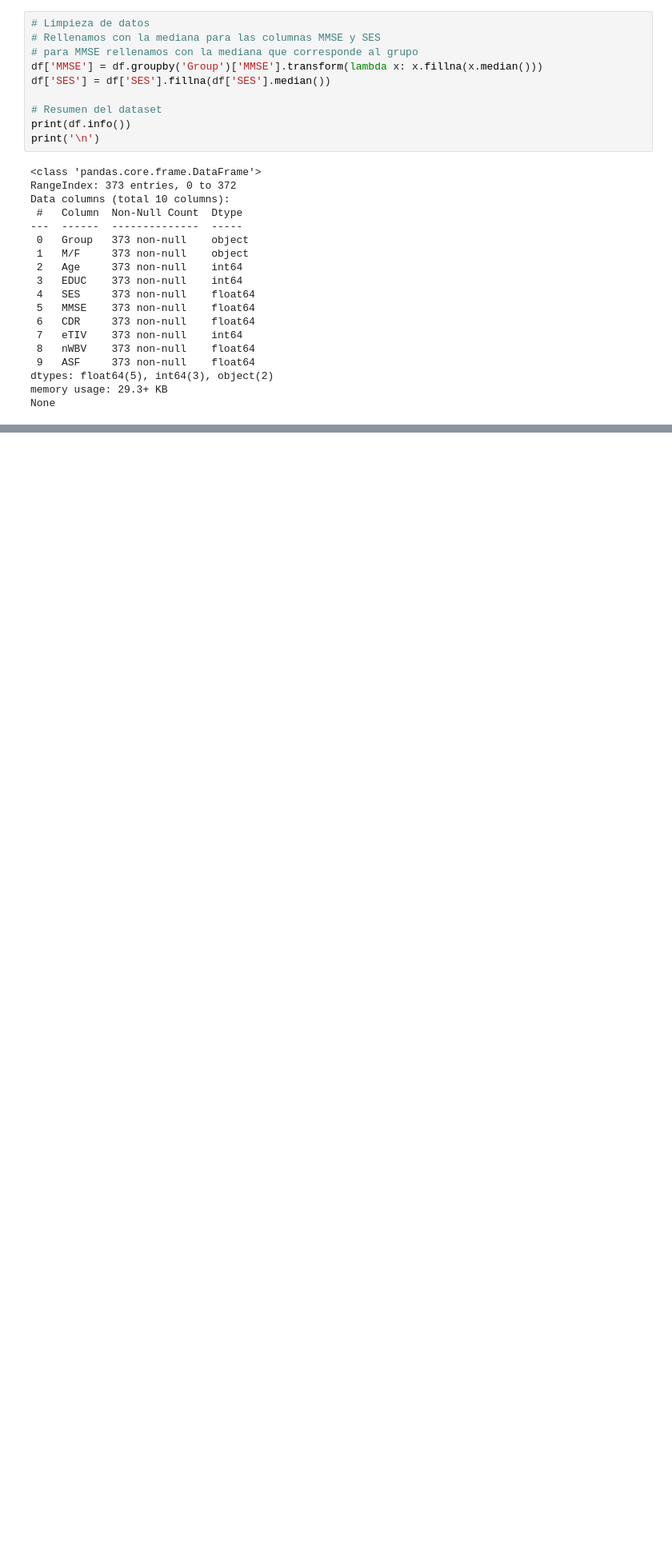
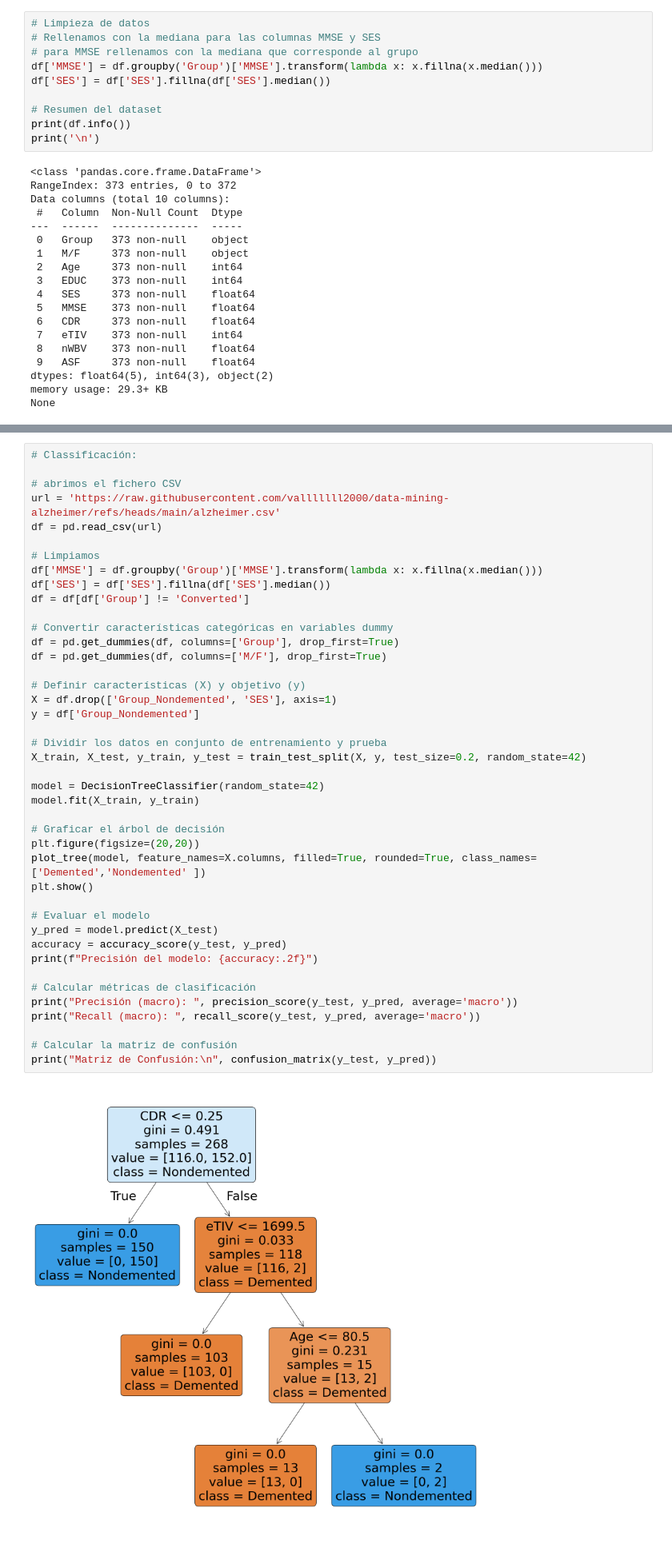
Before and after one commit to valllllll2000/data-mining-alzheimer, a Jupyter notebook: DataMiningAlzheimer.ipynb, the cells around one changed output, grey strips where cells are left out. Shown: that part at 80% size. Drawn from its saved outputs; the diff is of its cells as text; blank space fills up the shorter version.

```diff
--- a/DataMiningAlzheimer.ipynb
+++ b/DataMiningAlzheimer.ipynb
@@ -387,0 +484,44 @@ Name: 0, dtype: float64
+# %%
+# Classificación:
+
+# abrimos el fichero CSV
+url = 'https://raw.githubusercontent.com/valllllll2000/data-mining-alzheimer/refs/heads/main/alzheimer.csv'
+df = pd.read_csv(url)
+
+# Limpiamos
+df['MMSE'] = df.groupby('Group')['MMSE'].transform(lambda x: x.fillna(x.median()))
+df['SES'] = df['SES'].fillna(df['SES'].median())
+df = df[df['Group'] != 'Converted']
+
+# Convertir características categóricas en variables dummy
+df = pd.get_dummies(df, columns=['Group'], drop_first=True)
+df = pd.get_dummies(df, columns=['M/F'], drop_first=True)
+
+# Definir características (X) y objetivo (y)
+X = df.drop(['Group_Nondemented', 'SES'], axis=1)
+y = df['Group_Nondemented']
+
+# Dividir los datos en conjunto de entrenamiento y prueba
+X_train, X_test, y_train, y_test = train_test_split(X, y, test_size=0.2, random_state=42)
+
+model = DecisionTreeClassifier(random_state=42)
+model.fit(X_train, y_train)
+
+# Graficar el árbol de decisión
+plt.figure(figsize=(20,20))
+plot_tree(model, feature_names=X.columns, filled=True, rounded=True, class_names=['Demented','Nondemented' ])
+plt.show()
+
+# Evaluar el modelo
+y_pred = model.predict(X_test)
+accuracy = accuracy_score(y_test, y_pred)
+print(f"Precisión del modelo: {accuracy:.2f}")
+
+# Calcular métricas de clasificación
+print("Precisión (macro): ", precision_score(y_test, y_pred, average='macro'))
+print("Recall (macro): ", recall_score(y_test, y_pred, average='macro'))
+
+# Calcular la matriz de confusión
+print("Matriz de Confusión:\n", confusion_matrix(y_test, y_pred))
+# %% [output]
+[figure, added]
```
Also changed, not shown: parts of 19 cells of this notebook.
